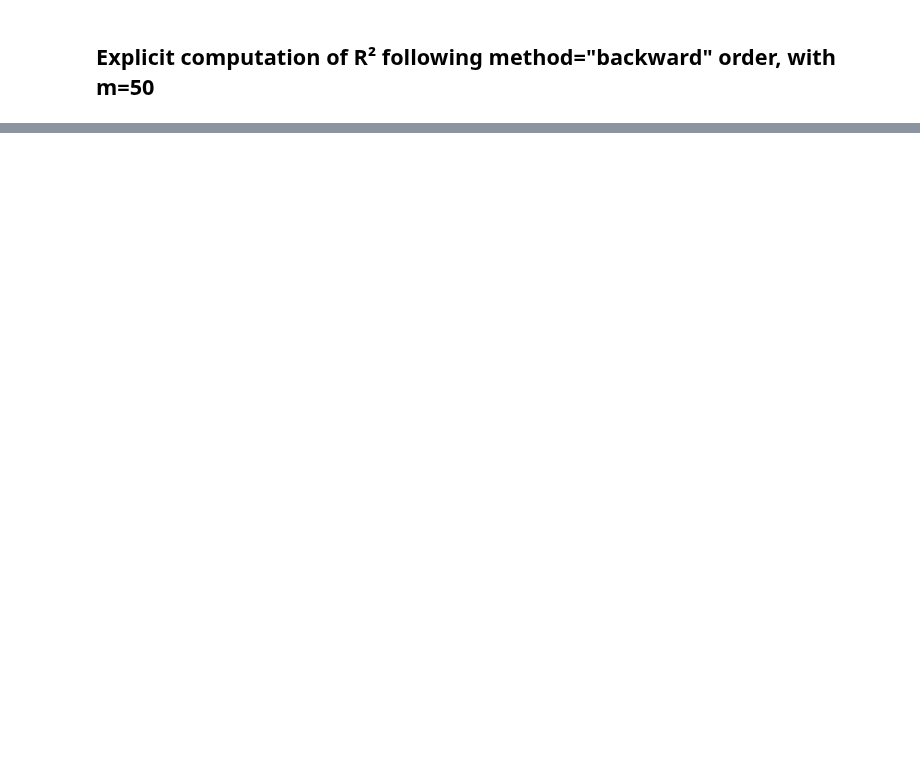
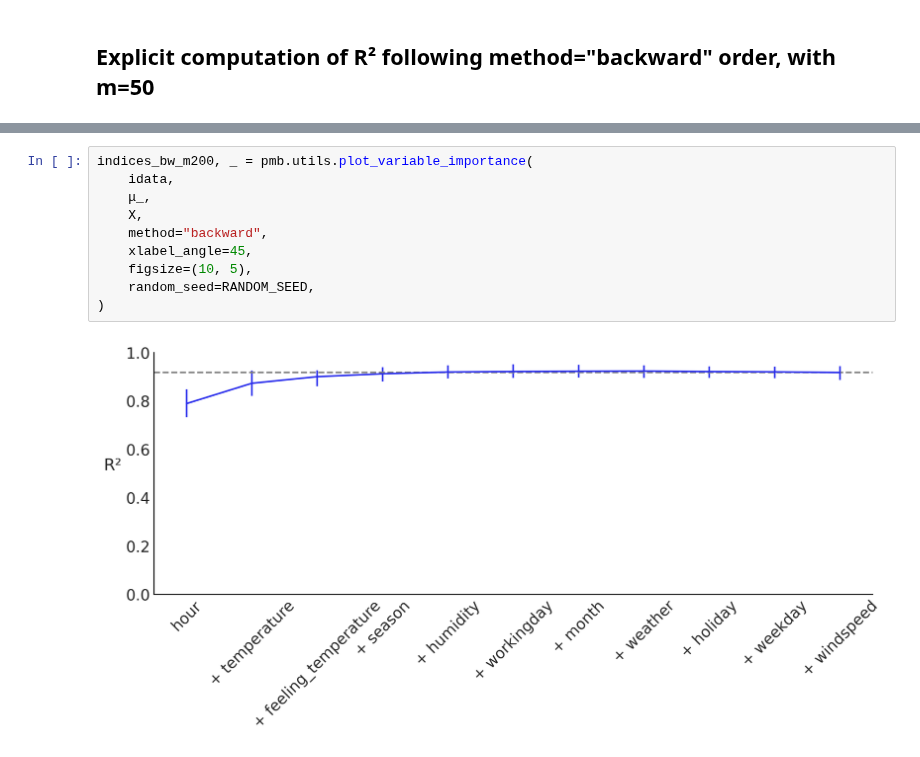
Before and after one commit to Grupo-de-modelado-probabilista/BART, a Jupyter notebook: variable_selection/Bikes.ipynb, the cells around one changed output, grey strips where cells are left out. Cells and saved outputs as stored; diff of their text form; blank space fills up the shorter version.

```diff
--- a/variable_selection/Bikes.ipynb
+++ b/variable_selection/Bikes.ipynb
@@ -198,0 +219,12 @@ Maybe on separated notebooks?
+# %%
+indices_bw_m200, _ = pmb.utils.plot_variable_importance(
+    idata,
+    μ_,
+    X,
+    method="backward",
+    xlabel_angle=45,
+    figsize=(10, 5),
+    random_seed=RANDOM_SEED,
+)
+# %% [output]
+[figure, added]
```
Also changed, not shown: parts of 19 cells of this notebook, 2 other files.
